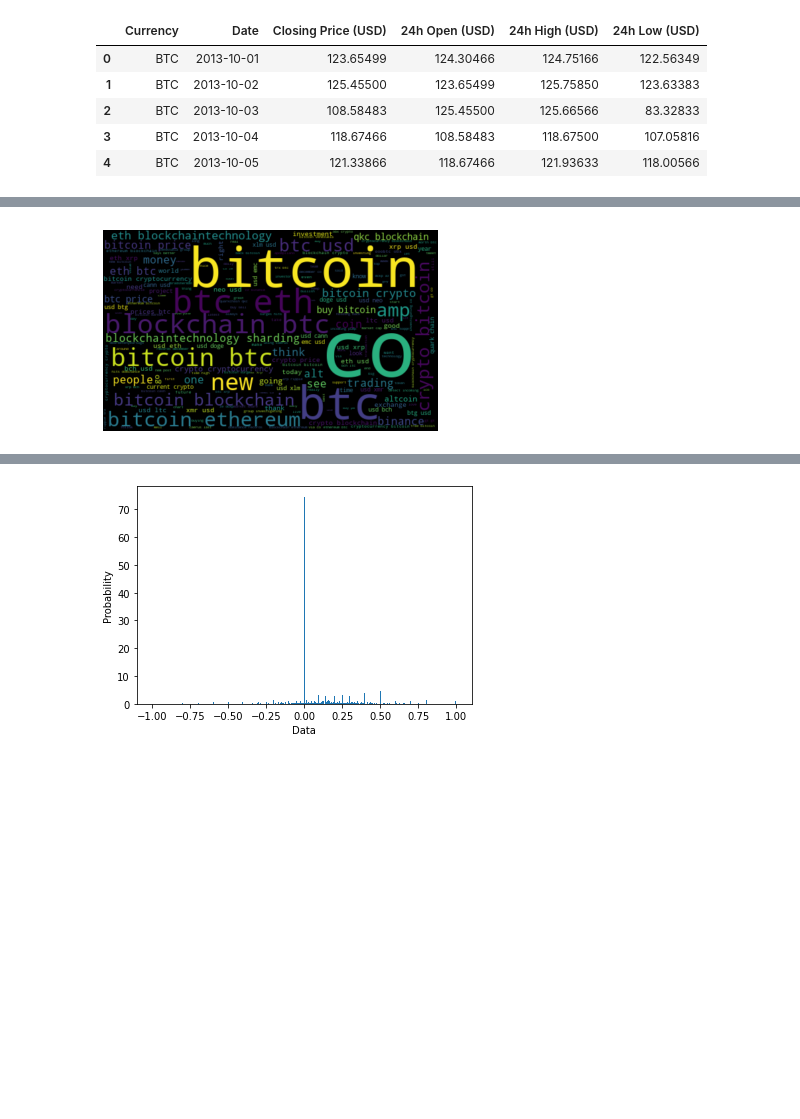
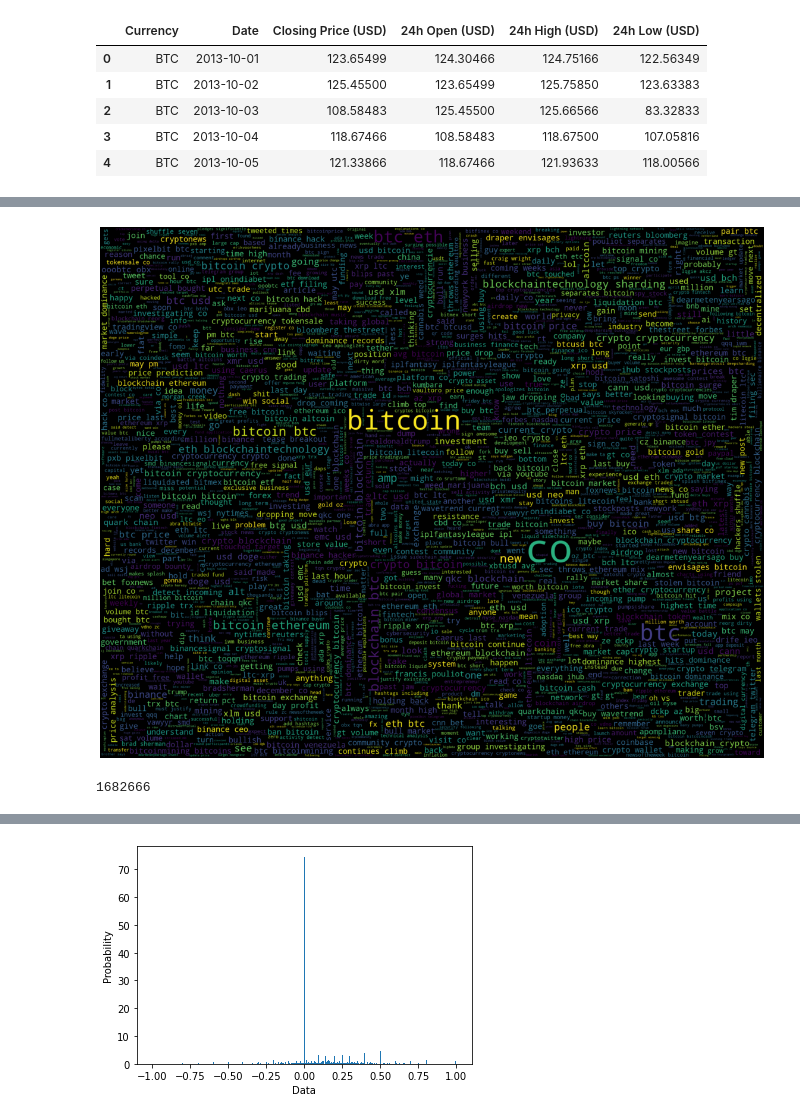
Before and after one commit to abhinao007/Code-tensorflow, a Jupyter notebook: ML_project_1.ipynb, the cells around one changed output, grey strips where cells are left out. Saved outputs shown, nothing was run; the diff lists cells and outputs as text; code cells hidden in the pictures; blank space fills up the shorter version.

```diff
--- a/ML_project_1.ipynb
+++ b/ML_project_1.ipynb
@@ -163,8 +197,9 @@ df_j = pd.merge(df, df_btc, how='left', on = 'Date_Time')
 # all the words wordcloud
 !pip install wordcloud
 from wordcloud import WordCloud
+plt.figure(figsize = (20,20))
 allTheWords=" ".join( [twts for twts in df_j['text']])
-wordCloud =WordCloud(width = 500, height = 300 , random_state = 21, max_font_size = 119).generate(allTheWords)
+wordCloud =WordCloud(max_words = 2000,width = 2000, height = 1600 , random_state = 21, max_font_size = 119).generate(allTheWords)
 plt.imshow(wordCloud , interpolation= 'bilinear')
 plt.axis('off')
 plt.show()
@@ -175 +210,5 @@ Requirement already satisfied: numpy>=1.6.1 in /usr/local/lib/python3.7/dist-pac
-[figure, old version]
+[figure, new version]
+# %%
+len(allTheWords)
+# %% [output]
+1682666
```
Also changed, not shown: parts of 32 cells of this notebook.
